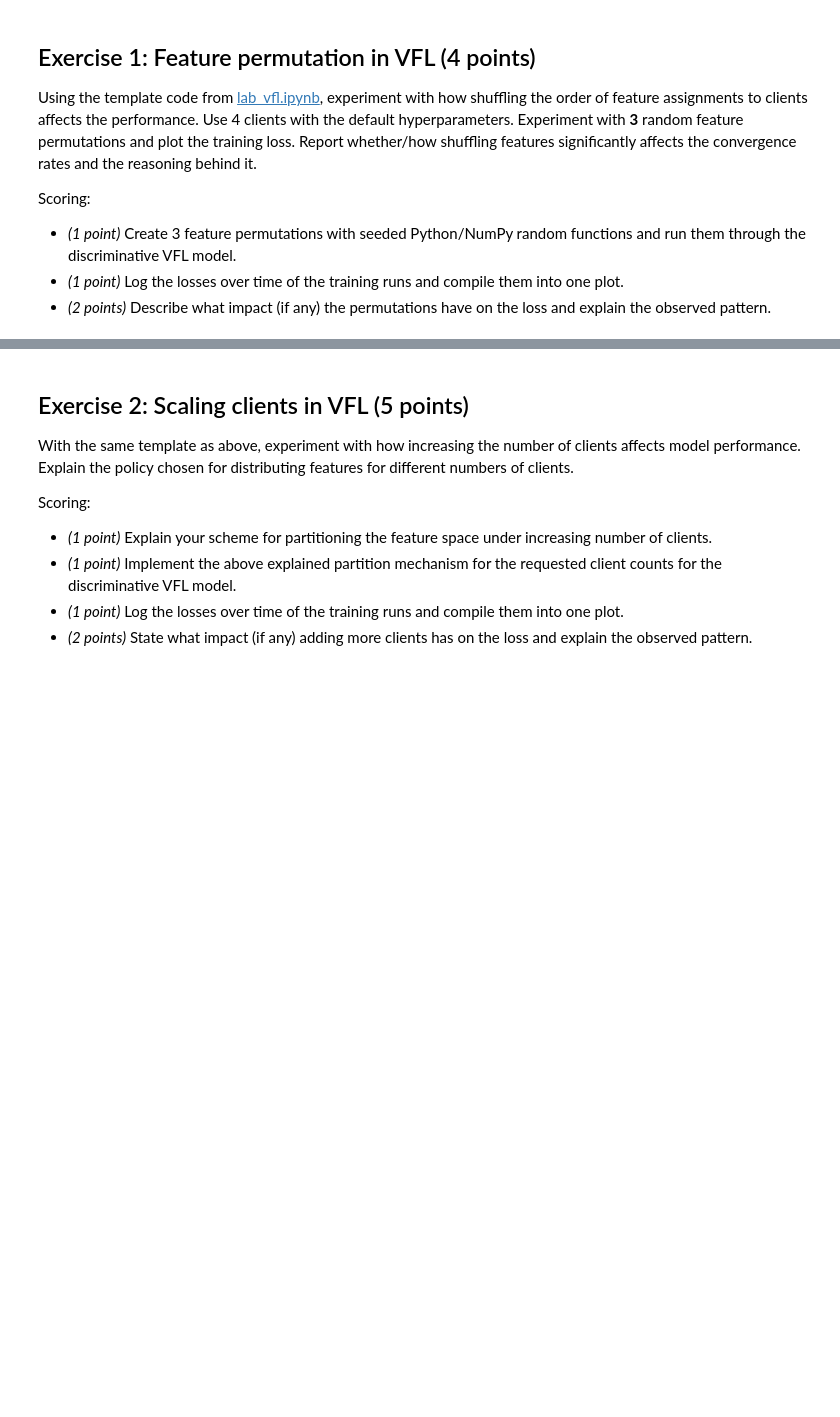
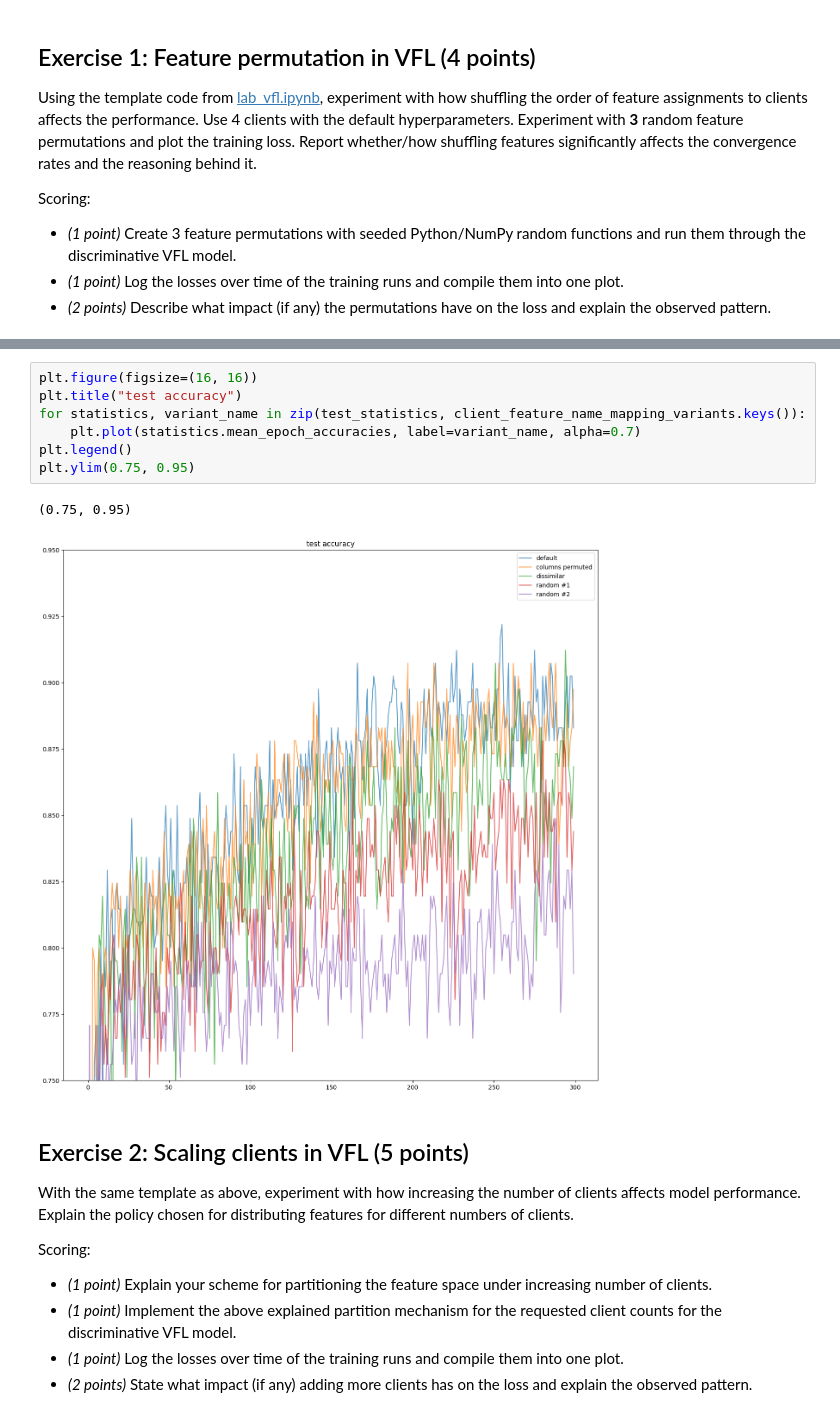
Before and after one commit to Quaffel/university-distributed-deep-learning, a Jupyter notebook: federated-learning/vertical-federated-learning/homework.ipynb, the cells around one changed output, grey strips where cells are left out. Saved outputs shown, nothing was run; the diff lists cells and outputs as text; blank space fills up the shorter version.

```diff
--- a/federated-learning/vertical-federated-learning/homework.ipynb
+++ b/federated-learning/vertical-federated-learning/homework.ipynb
@@ -30,3 +119,13 @@ torch.mps.manual_seed(seed)
+# %%
+plt.figure(figsize=(16, 16))
+plt.title("test accuracy")
+for statistics, variant_name in zip(test_statistics, client_feature_name_mapping_variants.keys()):
+    plt.plot(statistics.mean_epoch_accuracies, label=variant_name, alpha=0.7)
+plt.legend()
+plt.ylim(0.75, 0.95)
+# %% [output]
+(0.75, 0.95)
+[figure, added]
 # %% [markdown]
 ## Exercise 2: Scaling clients in VFL (5 points)
 
```
Also changed, not shown: parts of 9 cells of this notebook, 4 other files.
